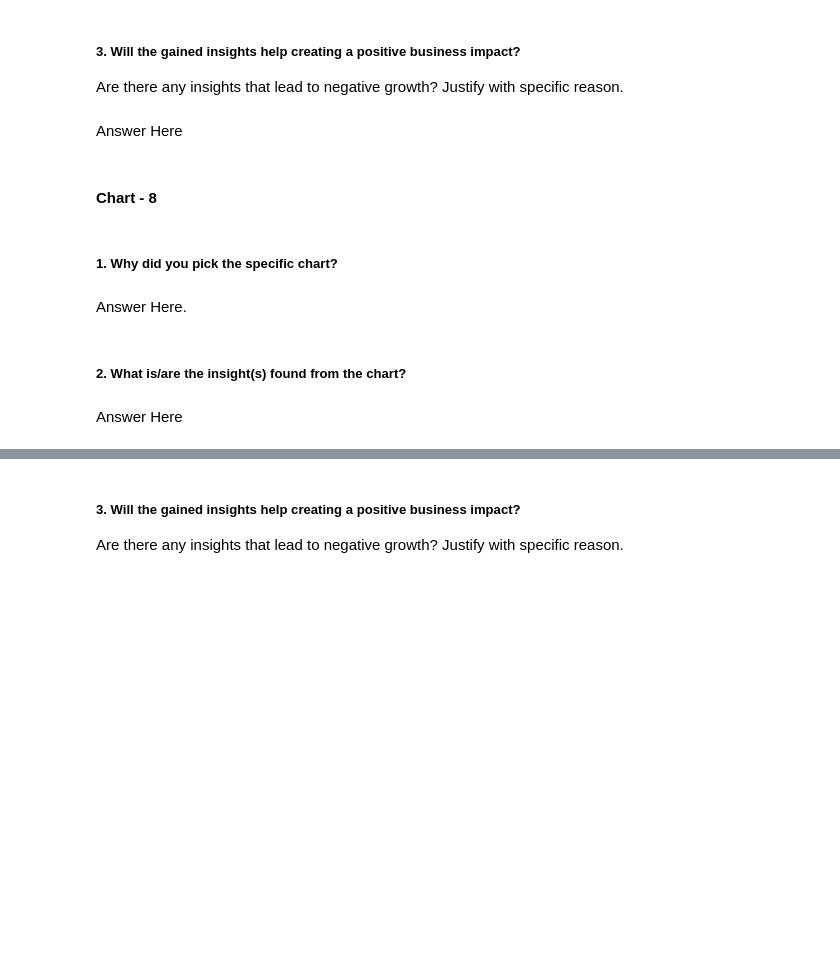
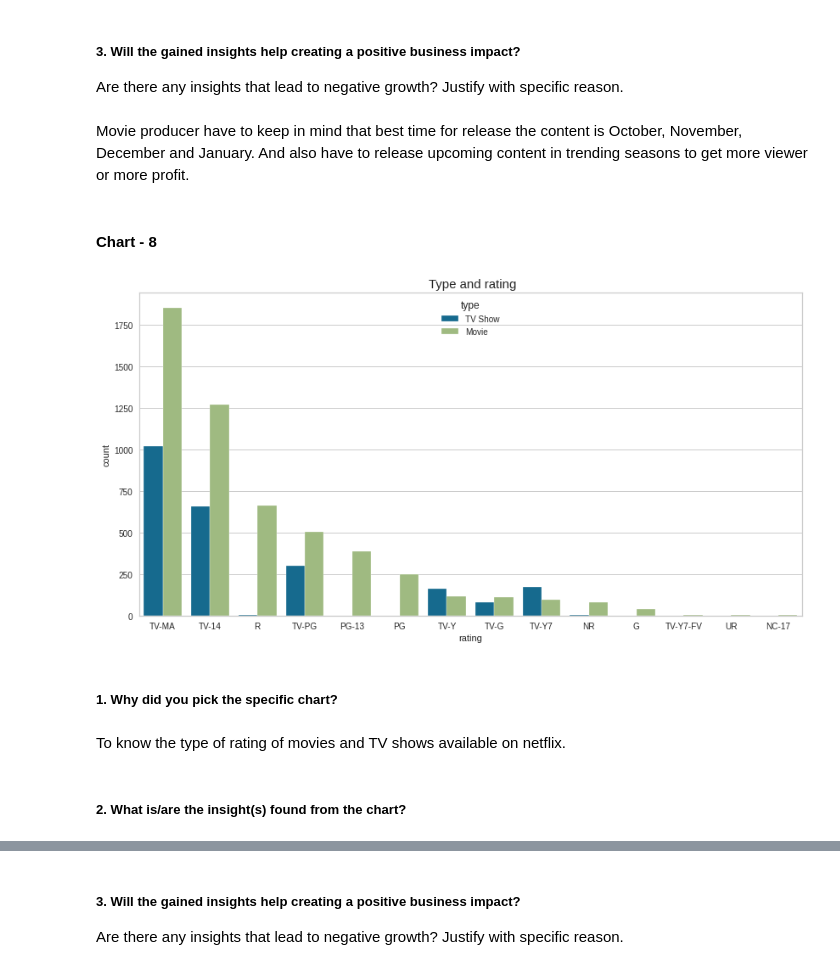
Before and after one commit to HKishanPatel/Netflix-Movies-and-TV-Shows-Clustering, a Jupyter notebook: Netflix_Movies_and_TV_Shows_Clustering.ipynb, the cells around one changed output, grey strips where cells are left out. Cells and saved outputs as stored; diff of their text form; code cells hidden in the pictures; blank space fills up the shorter version.

```diff
--- a/Netflix_Movies_and_TV_Shows_Clustering.ipynb
+++ b/Netflix_Movies_and_TV_Shows_Clustering.ipynb
@@ -641,7 +650,7 @@ Answer Here
 # %% [markdown]
 ##### 3. Will the gained insights help creating a positive business impact?
 Are there any insights that lead to negative growth? Justify with specific reason.
-# %% [markdown]
-Answer Here
+# %% [markdown]
+Movie producer have to keep in mind that best time for release the content is October, November, December and January. And also have to release upcoming content in trending seasons to get more viewer or more profit.
 # %% [markdown]
 #### Chart - 8
@@ -650,8 +657,15 @@ Answer Here
+# %%
+# Chart - 8 visualization code
+# Type of Rating
+plt.figure(figsize=(14,7))
+sns.countplot(x='rating',hue='type',data=df, order=netflix_movies['rating'].value_counts().index[0:15])
+plt.title(' Type and rating', fontsize = 15)
+plt.show()
+# %% [output]
+[figure, added]
 # %% [markdown]
 ##### 1. Why did you pick the specific chart?
-# %% [markdown]
-Answer Here.
+# %% [markdown]
+To know the type of rating of movies and TV shows available on netflix.
 # %% [markdown]
 ##### 2. What is/are the insight(s) found from the chart?
-# %% [markdown]
-Answer Here
```
Also changed, not shown: parts of 34 cells of this notebook.
